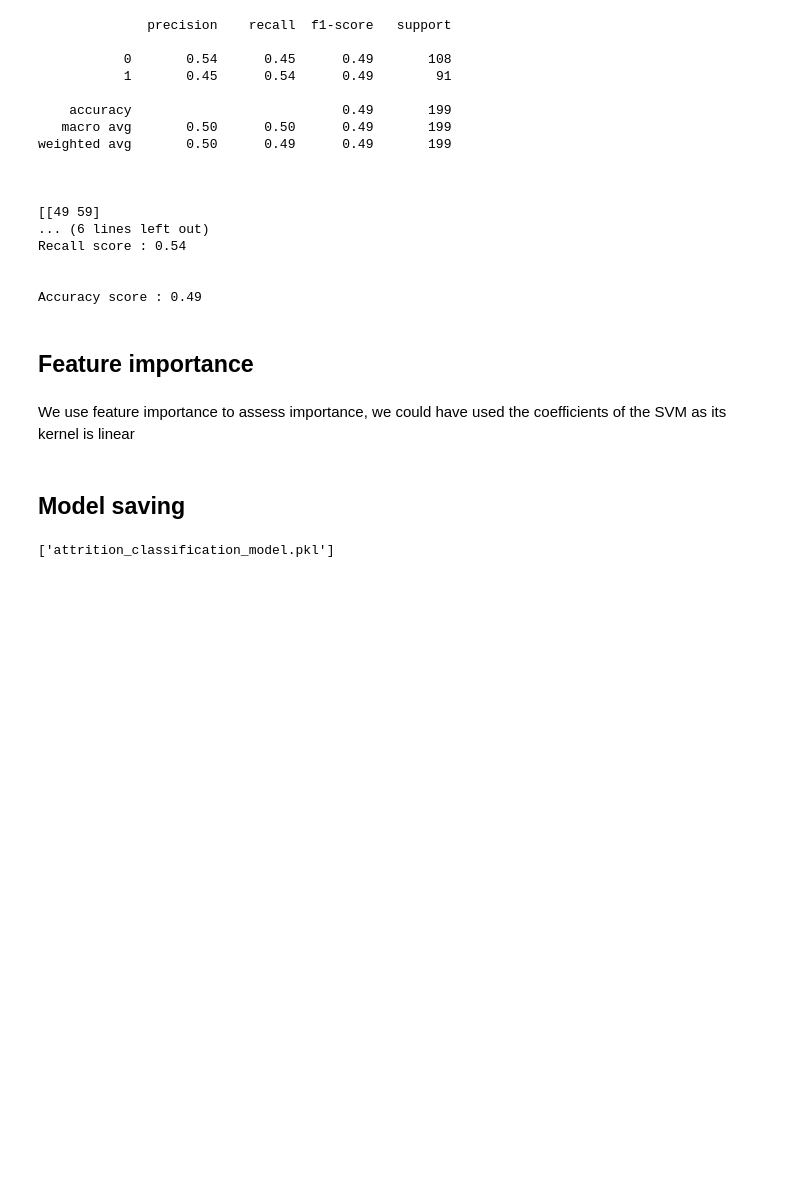
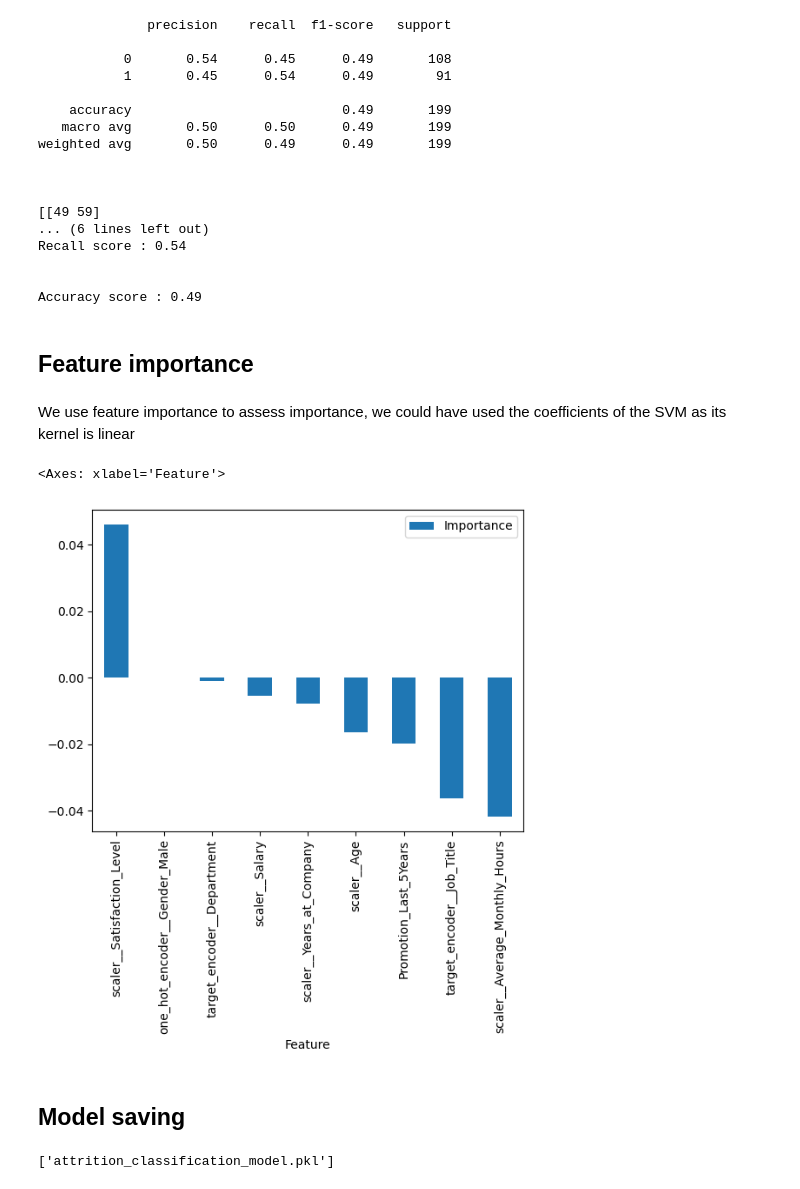
Before and after one commit to elissamim/attrition, a Jupyter notebook: notebooks/attrition_classification.ipynb, the cells around one changed output. Drawn from its saved outputs; the diff is of its cells as text; code cells hidden in the pictures; blank space fills up the shorter version.

Commit message:
(add) feature importances

```diff
--- a/notebooks/attrition_classification.ipynb
+++ b/notebooks/attrition_classification.ipynb
@@ -557,3 +549,22 @@ perm_importance = permutation_importance(best_svm_model,
+# %%
+# Compute permutation importance
+perm_importance = permutation_importance(best_svm_model,
+                                         X_test,
+                                         y_test,
+                                         scoring="recall",
+                                         n_repeats=10,
+                                         random_state=42)
+
+# Create DataFrame
+perm_importance_df = pd.DataFrame({
+    "Feature": best_svm_model.named_steps["preprocessor"].get_feature_names_out().tolist()+["Promotion_Last_5Years"],
+    "Importance": perm_importance.importances_mean
+}).sort_values(by="Importance", ascending=False)
+
+perm_importance_df.set_index("Feature").plot(kind="bar")
+# %% [output]
+<Axes: xlabel='Feature'>
+[figure, added]
 # %% [markdown]
 ## Model saving
 # %%
```
Also changed, not shown: parts of 1 cell of this notebook.
